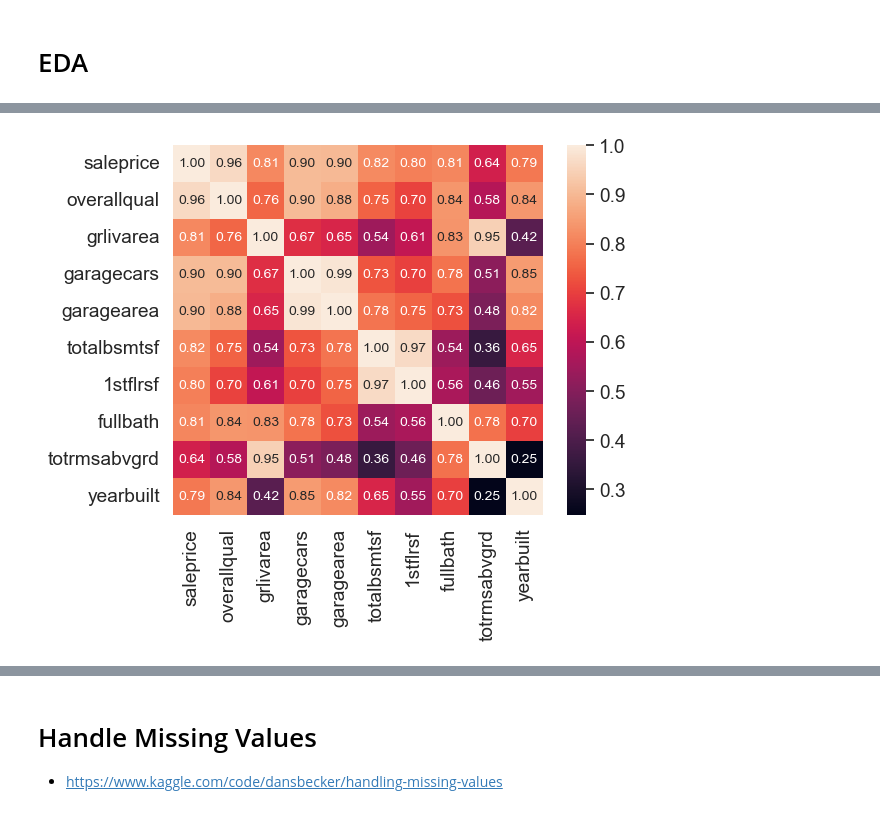
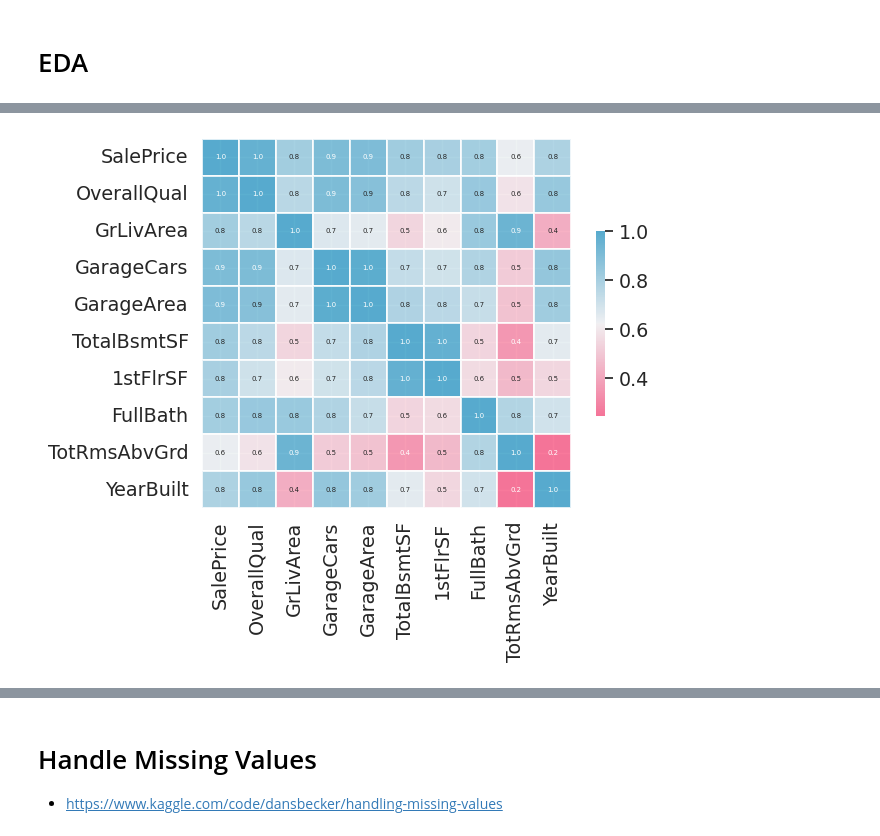
Before and after one commit to dkim949/housing_price_prediction, a Jupyter notebook: notebooks/exploratory.ipynb, the cells around one changed output, grey strips where cells are left out. Drawn from its saved outputs; the diff is of its cells as text; code cells hidden in the pictures.

```diff
--- a/notebooks/exploratory.ipynb
+++ b/notebooks/exploratory.ipynb
@@ -26,11 +33,11 @@ train = pd.read_csv(path + "train.csv")
 test = pd.read_csv(path + "test.csv")
 # y_train = train.SalePrice.values
 # y_test = test.SalePrice.values
-train.columns = [i.lower() for i in train.columns]
-test.columns = [i.lower() for i in test.columns]
+# train.columns = [i.lower() for i in train.columns]
+# test.columns = [i.lower() for i in test.columns]
 
 data = pd.concat((train, test)).reset_index(drop=True)
-data.drop(['saleprice'], axis=1, inplace=True)
+data.drop(['SalePrice'], axis=1, inplace=True)
 # %%
 print(data.shape)
 # %% [output]
@@ -83,13 +159,24 @@ sns.heatmap(cormat.round(2),
 # %%
-#saleprice correlation matrix
+# correlation matrix w/ 10 most strongly correlated predictors with the saleprice
+
 k = 10 #number of variables for heatmap
-cols = cormat.nlargest(k, 'saleprice')['saleprice'].index
+cols = cormat.nlargest(k, 'SalePrice')['SalePrice'].index
 cm = np.corrcoef(cormat[cols].values.T)
 sns.set(font_scale=1.25)
-hm = sns.heatmap(cm, cbar=True, annot=True, square=True, fmt='.2f', annot_kws={'size': 10}, yticklabels=cols.values, xticklabels=cols.values)
+hm = sns.heatmap(cm,
+            cmap=cmap,
+            linewidths=.1,
+            alpha=.8,
+            square=True,
+            annot=True,
+            annot_kws={'size': 5},
+            fmt=".1f",
+            # cbar=False,
+            cbar_kws={"shrink": .5},
+            yticklabels=cols.values, xticklabels=cols.values)
 plt.show()
 # %% [output]
-[figure, old version]
+[figure, new version]
 # %%
 #scatterplot
 sns.set()
```
Also changed, not shown: parts of 22 cells of this notebook.
